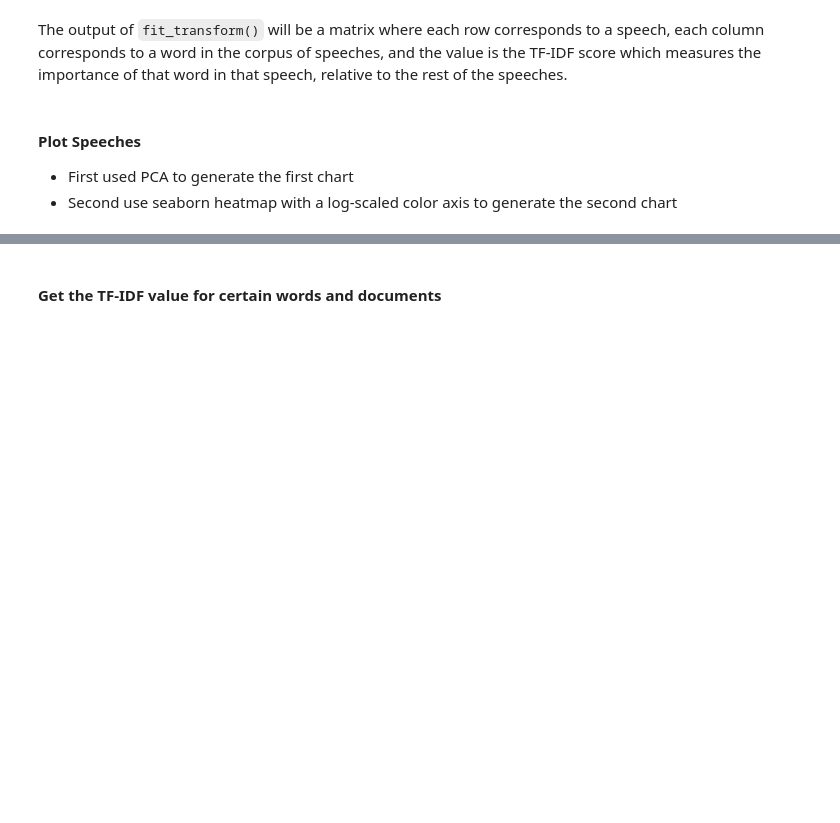
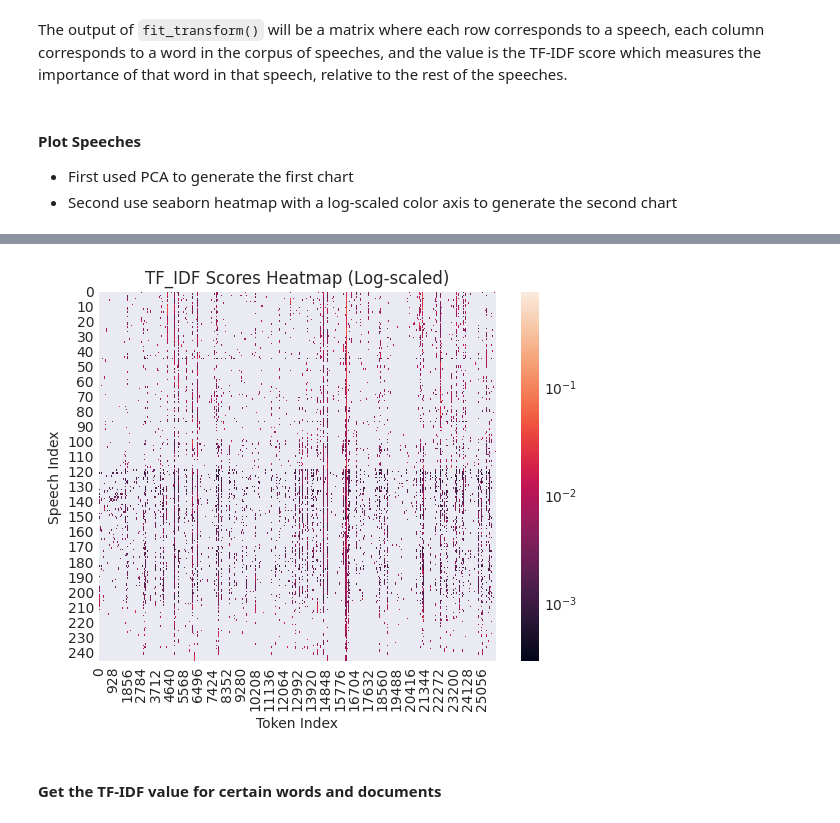
Before and after one commit to UCB-stat-159-f25/proj02-group14, a Jupyter notebook: proj02-nlp.ipynb, the cells around one changed output, grey strips where cells are left out. Saved outputs shown, nothing was run; the diff lists cells and outputs as text; code cells hidden in the pictures; blank space fills up the shorter version.

```diff
--- a/proj02-nlp.ipynb
+++ b/proj02-nlp.ipynb
@@ -476,6 +460,14 @@ The output of `fit_transform()` will be a matrix where each row corresponds to a
 # %%
 # Hint - vectorized_docs is a sparse matrix whose rows are speeches and columns are tokens, with each
 # value being a TF-IDF score. Densify this array first, and then plot using seaborn.
+tfidf_df = pd.DataFrame(tfidf)
+sns.heatmap(tfidf_df, norm=plt.matplotlib.colors.LogNorm())
+plt.title('TF_IDF Scores Heatmap (Log-scaled)')
+plt.xlabel('Token Index')
+plt.ylabel('Speech Index')
+plt.savefig('outputs/02-02_TF_IDF scores heatmap.png')
+# %% [output]
+[figure, added]
 # %% [markdown]
 #### Get the TF-IDF value for certain words and documents
 # %%
```
Also changed, not shown: parts of 18 cells of this notebook, 7 other files.
